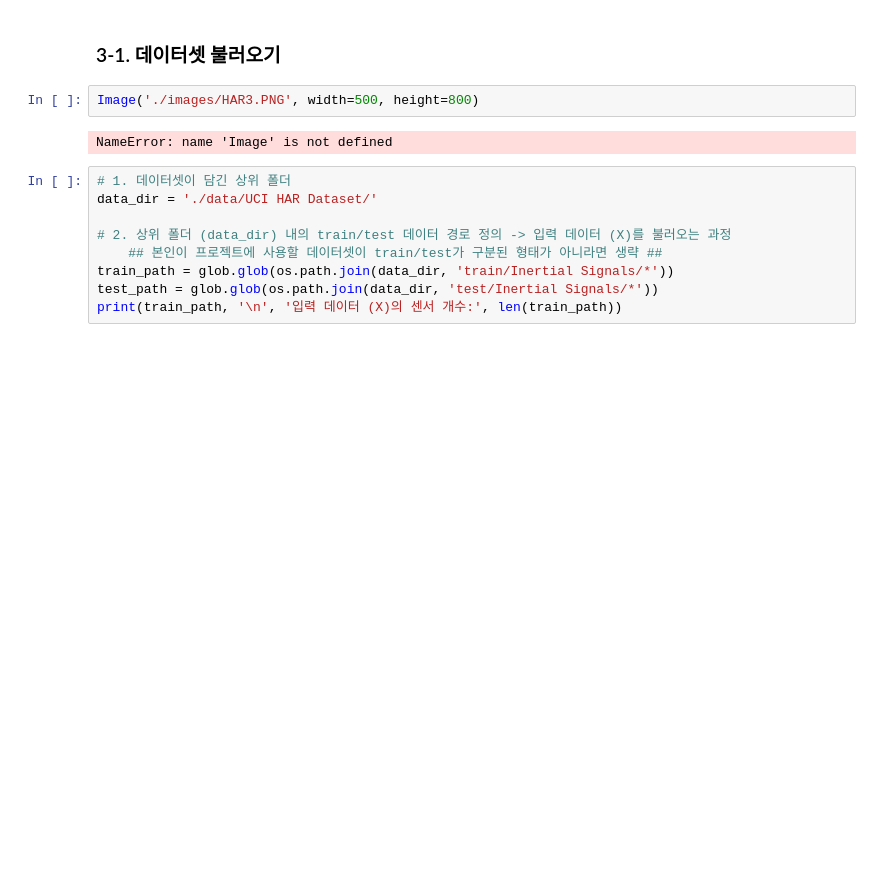
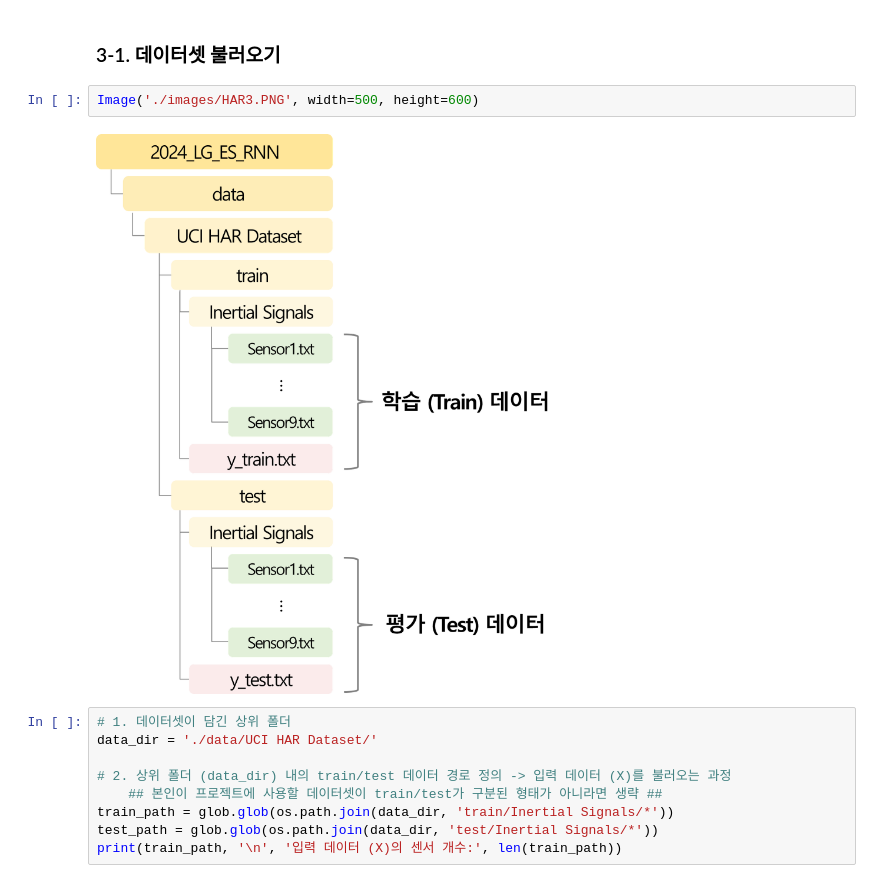
Before and after one commit to Im-JihyunKim/2024_LG_ES_RNN, a Jupyter notebook: 1-Classification.ipynb, the cells around one changed output. Saved outputs shown, nothing was run; the diff lists cells and outputs as text; blank space fills up the shorter version.

```diff
--- a/1-Classification.ipynb
+++ b/1-Classification.ipynb
@@ -144,9 +144,9 @@ Image('./images/HAR2.PNG')
 # %% [markdown]
 ### 3-1. 데이터셋 불러오기
 # %%
-Image('./images/HAR3.PNG', width=500, height=800)
+Image('./images/HAR3.PNG', width=500, height=600)
 # %% [output]
-NameError: name 'Image' is not defined
+[figure, added]
 # %%
 # 1. 데이터셋이 담긴 상위 폴더
 data_dir = './data/UCI HAR Dataset/'
```
